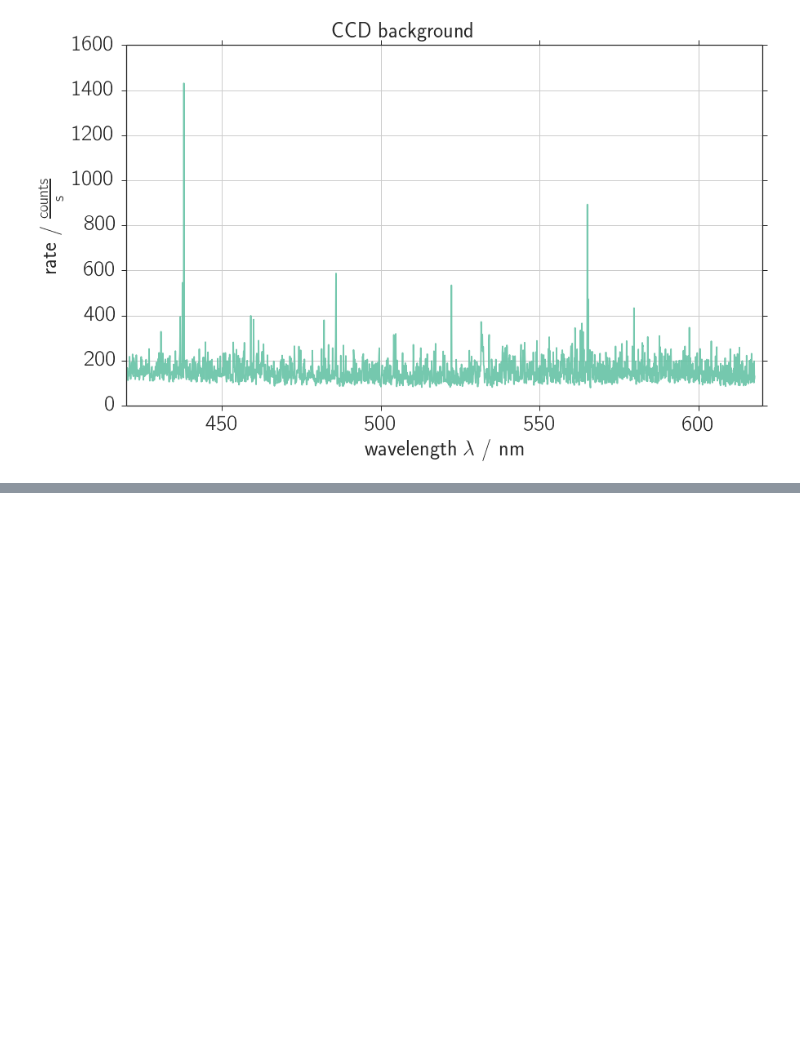
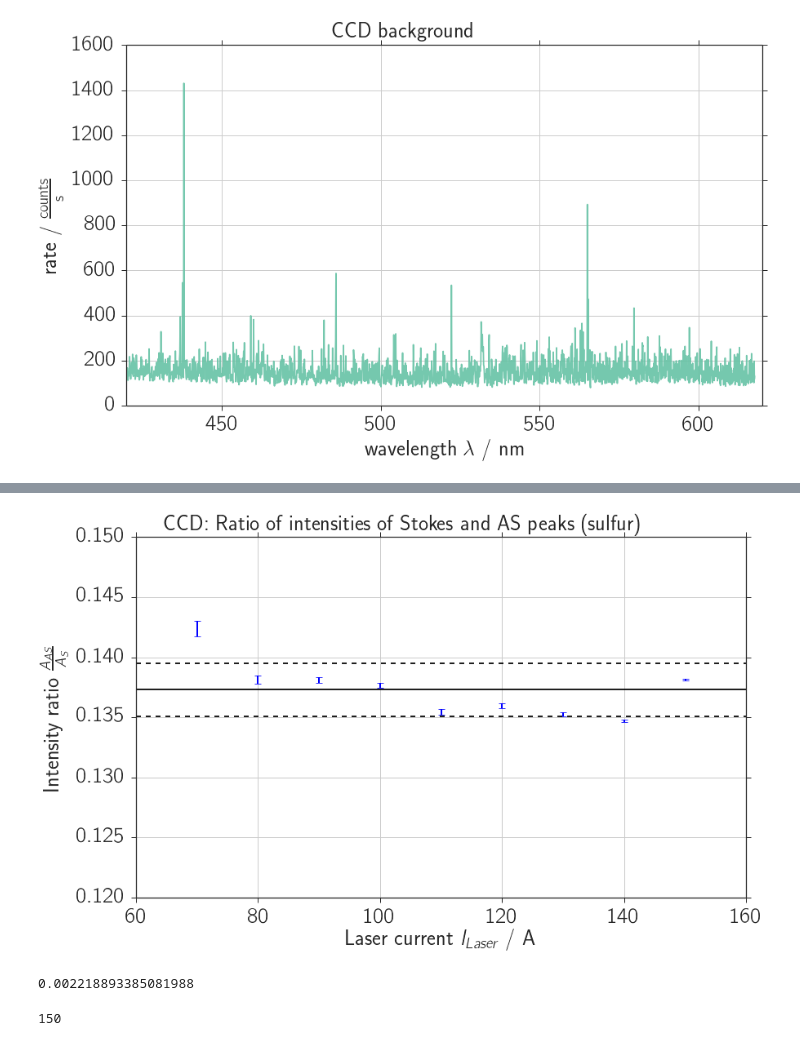
Before and after one commit to Bondzio/fp, a Jupyter notebook: raman/analysis/raman_ccd_temp.ipynb, the cells around one changed output, grey strips where cells are left out. Drawn from its saved outputs; the diff is of its cells as text; code cells hidden in the pictures; blank space fills up the shorter version.

```diff
--- a/raman/analysis/raman_ccd_temp.ipynb
+++ b/raman/analysis/raman_ccd_temp.ipynb
@@ -252,0 +246,39 @@ if save_fig:
+# %%
+A_I = np.array(As).T
+A_ratio = A_I[1] / A_I[0]
+y = un.nominal_values(A_ratio)
+sy = un.std_devs(A_ratio)
+
+mean_ratio = np.mean(y)
+std_ratio = np.std(y)
+
+fig, ax = plt.subplots(1,1)
+if not save_fig:
+    fig.suptitle('CCD: Ratio of intensities of Stokes and AS peaks (sulfur)')
+
+ax.errorbar(I_laser_all, y, xerr=None, yerr=sy, fmt=',', c=colors[0], elinewidth=2.0, capsize=4.2, capthick=0.8)
+ax.plot([60, 160], [mean_ratio]*2, '-', c='k')
+ax.plot([60, 160], [mean_ratio - std_ratio]*2, '--', c='k')
+ax.plot([60, 160], [mean_ratio + std_ratio]*2, '--', c='k')
+
+ax.set_xlim(60, 160)
+ax.set_ylim(0.12, 0.15)
+ax.set_xlabel('Laser current $I_{Laser}$ / A')
+ax.set_ylabel('Intensity ratio $\\frac{A_{AS}}{A_{S}}$')
+ax.grid(True)
+ax.legend(loc='best')
+
+if save_fig:
+    file_name = "ccd_temp_rate"
+    fig.savefig(fig_dir + file_name + ".pdf")
+    fig.savefig(fig_dir + file_name + ".png")
+# %% [output]
+[figure, added]
+# %%
+np.std(y)
+# %% [output]
+0.002218893385081988
+# %%
+I_laser
+# %% [output]
+150
```
Also changed, not shown: parts of 5 cells of this notebook, 1 other file.
